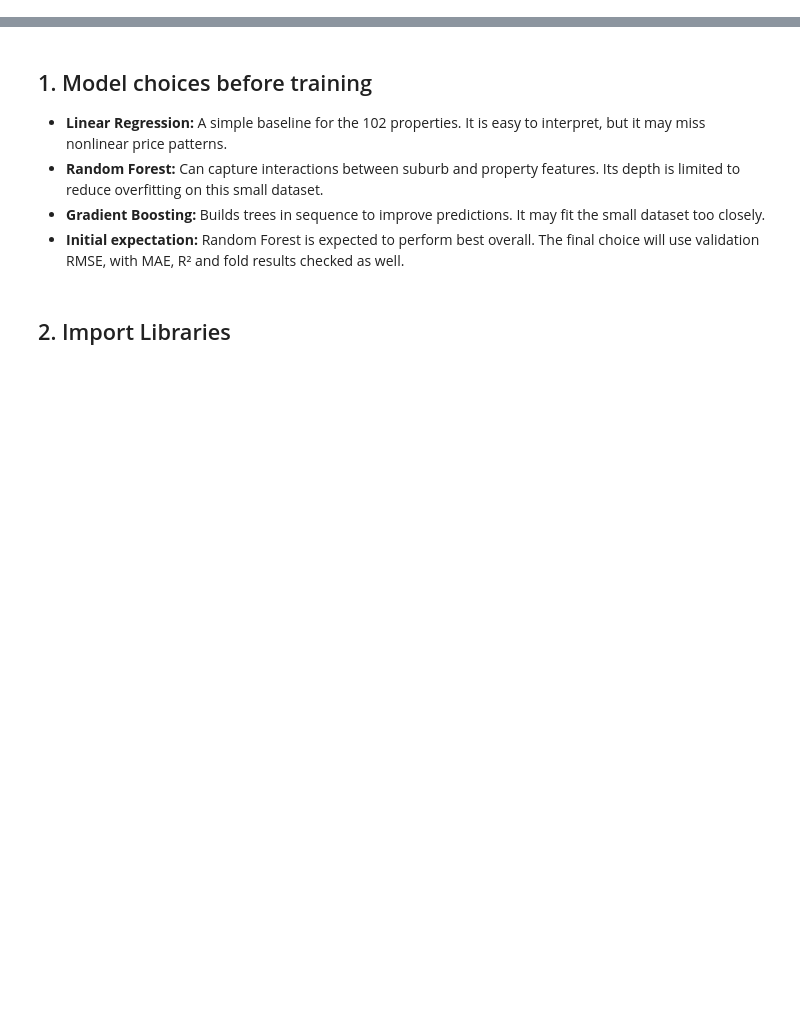
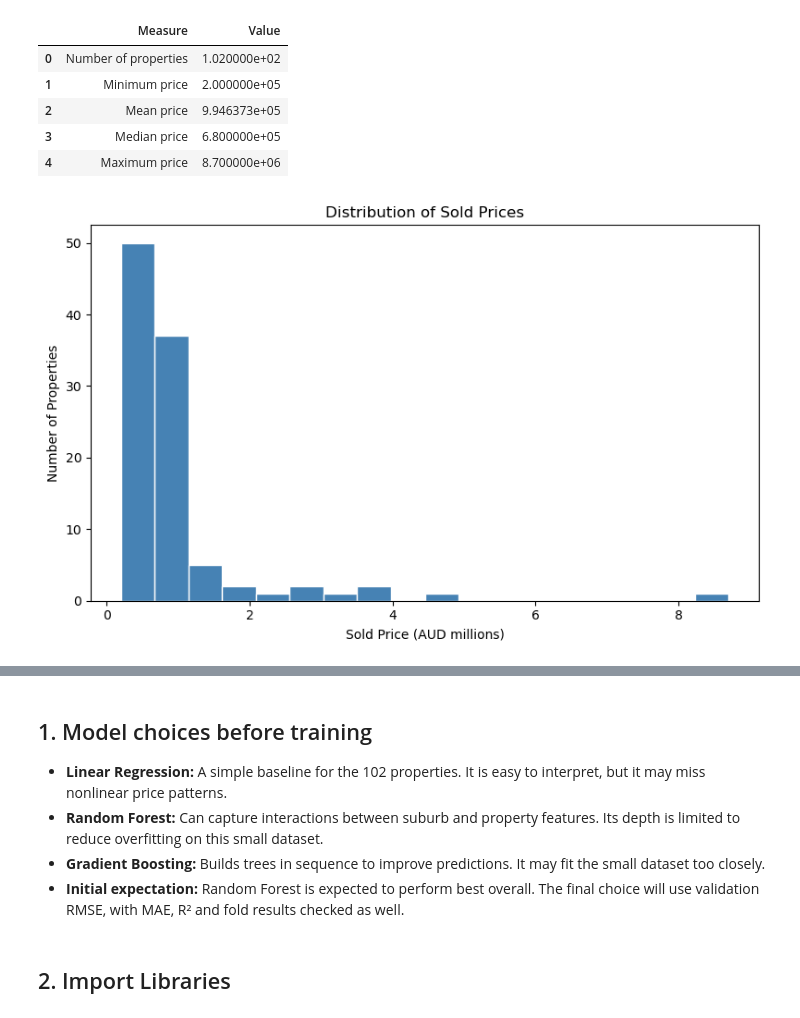
Before and after one commit to riddhisharma1525-lab/sydney-house-price-predictor, a Jupyter notebook: syd_house_price.ipynb, the cells around one changed output, grey strips where cells are left out. Cells and saved outputs as stored; diff of their text form; code cells hidden in the pictures; blank space fills up the shorter version.

Commit message:
Add Part 2 data understanding and feature engineering

```diff
--- a/syd_house_price.ipynb
+++ b/syd_house_price.ipynb
@@ -8,0 +49,44 @@
+# %%
+# Calculate the main sold-price statistics.
+price_summary = pd.DataFrame({
+    "Measure": [
+        "Number of properties",
+        "Minimum price",
+        "Mean price",
+        "Median price",
+        "Maximum price"
+    ],
+    "Value": [
+        df[TARGET].count(),
+        df[TARGET].min(),
+        df[TARGET].mean(),
+        df[TARGET].median(),
+        df[TARGET].max()
+    ]
+})
+
+display(price_summary)
+
+# Plot the distribution in millions of Australian dollars.
+plt.figure(figsize=(8, 5))
+
+plt.hist(
+    df[TARGET] / 1_000_000,
+    bins=18,
+    color="steelblue",
+    edgecolor="white"
+)
+
+plt.title("Distribution of Sold Prices")
+plt.xlabel("Sold Price (AUD millions)")
+plt.ylabel("Number of Properties")
+plt.tight_layout()
+plt.show()
+# %% [output]
+|  | Measure | Value |
+| 0 | Number of properties | 1.020000e+02 |
+| 1 | Minimum price | 2.000000e+05 |
+| 2 | Mean price | 9.946373e+05 |
+| 3 | Median price | 6.800000e+05 |
+| 4 | Maximum price | 8.700000e+06 |
+[figure, added]
```
Also changed, not shown: parts of 15 cells of this notebook.
